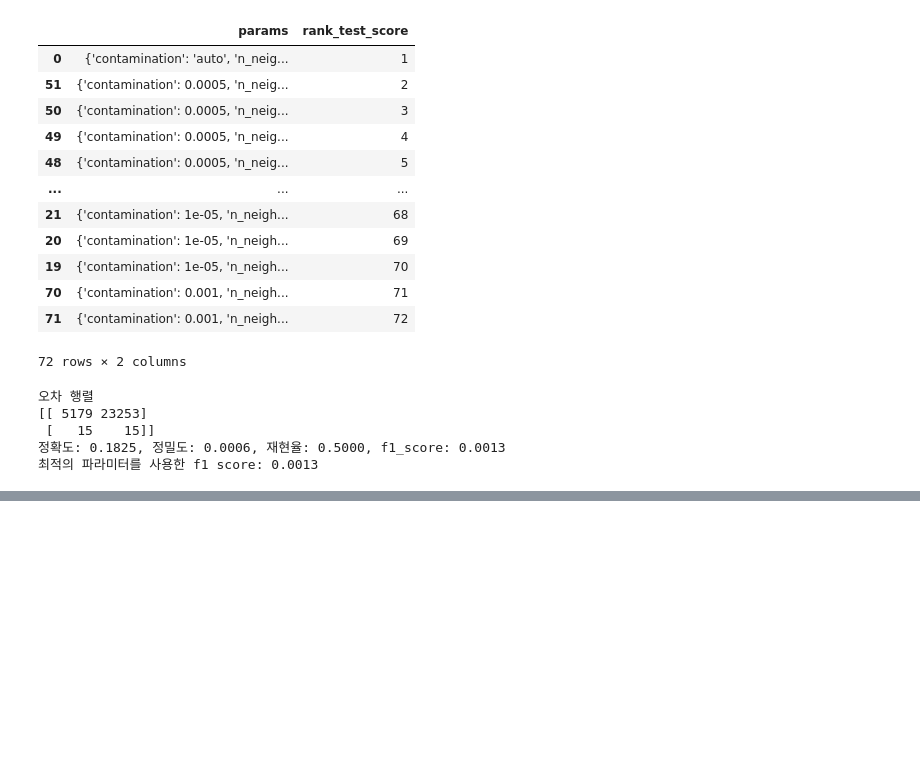
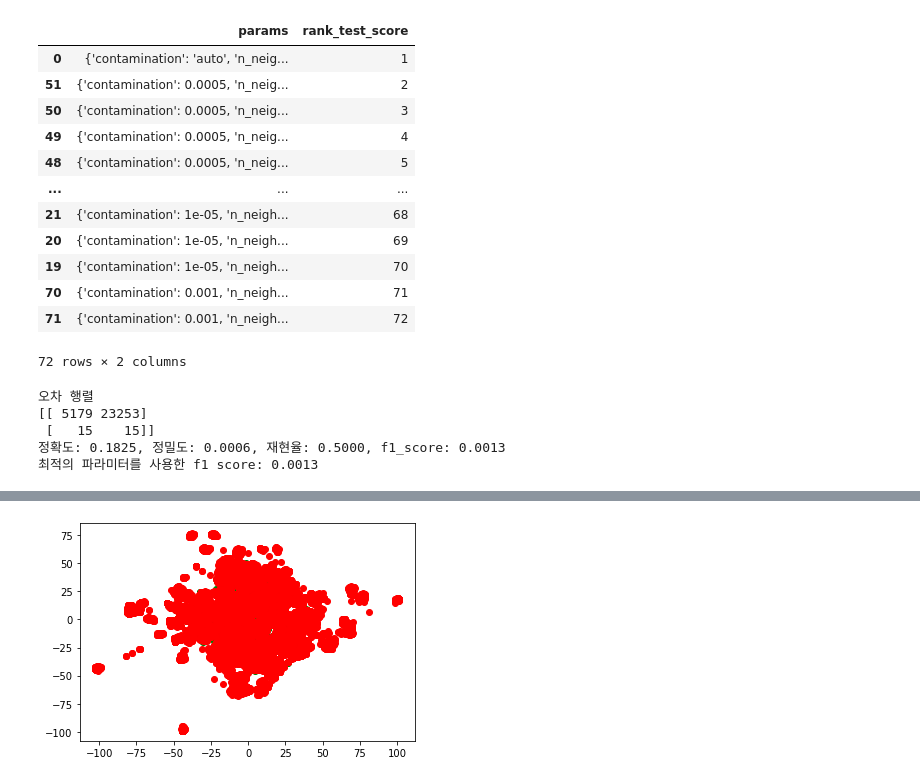
Before and after one commit to Seoyeon-An/YBIGTA_CreditCardAI, a Jupyter notebook: Modeling/IOF with tsne and gridsearchcv.ipynb, the cells around one changed output, grey strips where cells are left out. Drawn from its saved outputs; the diff is of its cells as text; code cells hidden in the pictures; blank space fills up the shorter version.

Commit message:
Third try of improving model using LOF with changing parameters

```diff
--- a/Modeling/IOF with tsne and gridsearchcv.ipynb
+++ b/Modeling/IOF with tsne and gridsearchcv.ipynb
@@ -163,0 +226,8 @@ print('최적의 파라미터를 사용한 f1 score: {0:.4f}'.format(f1))
+# %%
+params = {'n_neighbors' : [20, 30, 40, 50], 'p' : [2, 3, 4], 'contamination' : ['auto', 0.00001, 0.00005, 0.0001, 0.0005, 0.001]}
+# %%
+lof_clf = LocalOutlierFactor(novelty=True)
+grid_cv = GridSearchCV(lof_clf, param_grid=params, scoring='f1_macro', cv=3, verbose=1)
+grid_cv.fit(train_df)
+print('최고 평균 정확도 수치: {0:.4f}'.format(grid_cv.best_score_))
+print('최적 하이퍼 파라미터:', grid_cv.best_params_)
@@ -163,0 +255,7 @@ print('최적의 파라미터를 사용한 f1 score: {0:.4f}'.format(f1))
+# %%
+best_clf = grid_cv.best_estimator_
+best_pred = best_clf.predict(valid_df.iloc[:, :-1])
+best_pred_edit = np.where(best_pred == -1, 1, 0)
+get_clf_eval(valid_df['Class'], best_pred_edit)
+f1 = f1_score(valid_df['Class'], best_pred_edit)
+print('최적의 파라미터를 사용한 f1 score: {0:.4f}'.format(f1))
@@ -163,0 +268,3 @@ print('최적의 파라미터를 사용한 f1 score: {0:.4f}'.format(f1))
+# %%
+valid_pred_df = pd.DataFrame(np.concatenate((valid_df.iloc[:, :-1].values, best_pred_edit.reshape(-1, 1)), axis=1), columns = ['tsne_V1', 'tsne_V2', 'Class'])
+valid_pred_df.head()
@@ -163,0 +278,7 @@ print('최적의 파라미터를 사용한 f1 score: {0:.4f}'.format(f1))
+# %%
+plt.scatter(valid_pred_df[valid_pred_df['Class']==0].tsne_V1, valid_pred_df[valid_pred_df['Class']==0].tsne_V2, color='green')
+plt.scatter(valid_pred_df[valid_pred_df['Class']==1].tsne_V1, valid_pred_df[valid_pred_df['Class']==1].tsne_V2, color='red')
+
+plt.show()
+# %% [output]
+[figure, added]
```
Also changed, not shown: parts of 15 cells of this notebook, 3 other files.
